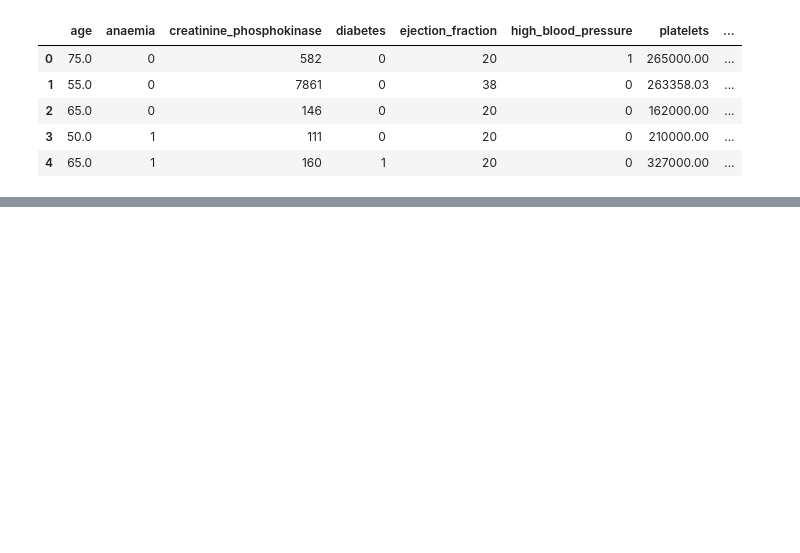
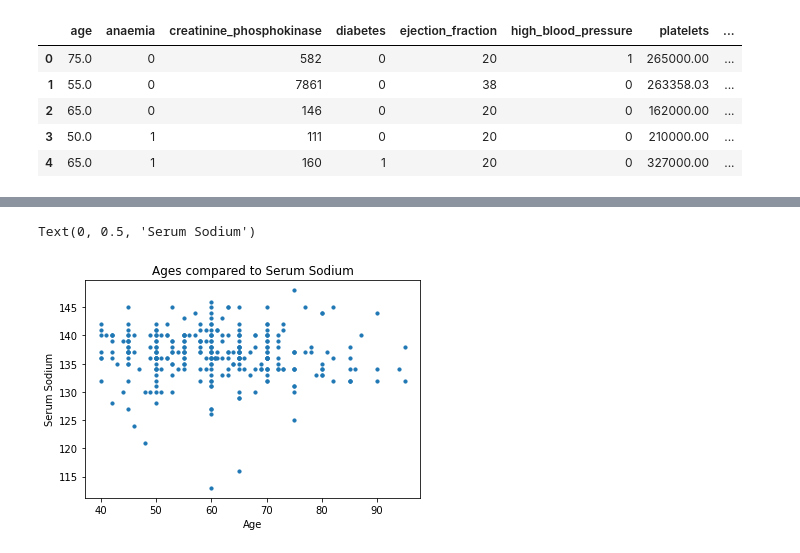
Before and after one commit to ElizabethADeGroot/data_visualizations, a Jupyter notebook: heart_failure/heart_failure_notebook.ipynb, the cells around one changed output, grey strips where cells are left out. Drawn from its saved outputs; the diff is of its cells as text; code cells hidden in the pictures; blank space fills up the shorter version.

```diff
--- a/heart_failure/heart_failure_notebook.ipynb
+++ b/heart_failure/heart_failure_notebook.ipynb
@@ -47,3 +114,13 @@ dtype: int64
+# %%
+# Plot showing serum_sodium correlation with age.
+plt.scatter(df.age, df.serum_sodium
+, s=10 )
+plt.title("Ages compared to Serum Sodium")
+plt.xlabel("Age")
+plt.ylabel("Serum Sodium")
+# %% [output]
+Text(0, 0.5, 'Serum Sodium')
+[figure, added]
 # %%
 fig = go.Figure()
 fig.add_trace(go.Histogram(
```
Also changed, not shown: parts of 10 cells of this notebook.
